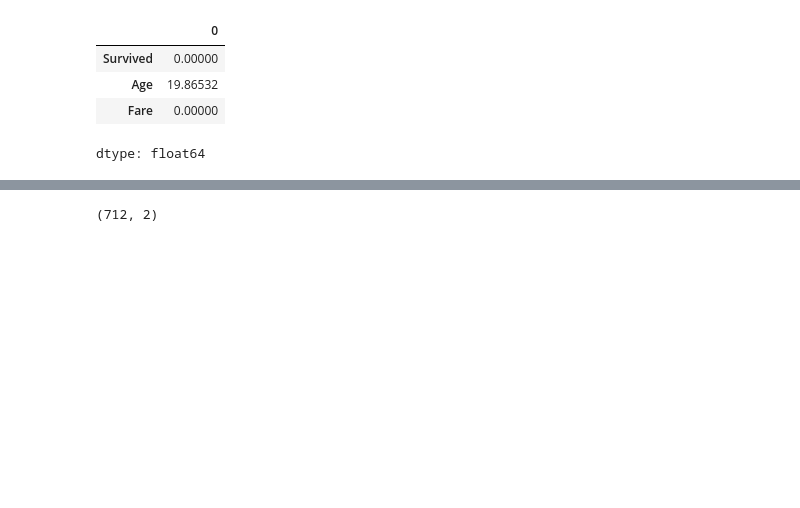
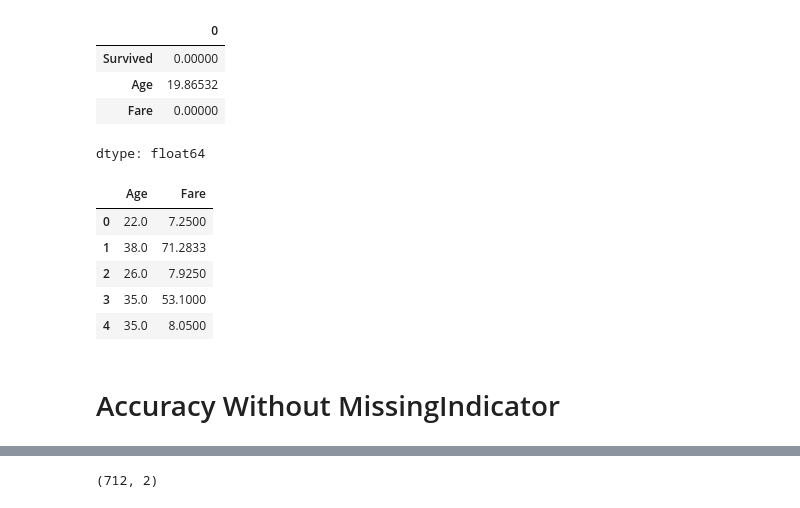
Before and after one commit to Jay5852/100-days-machine-learning-daily-practice, a Jupyter notebook: missing_value_handling/missing_indicator.ipynb, the cells around one changed output, grey strips where cells are left out. Saved outputs shown, nothing was run; the diff lists cells and outputs as text; code cells hidden in the pictures; blank space fills up the shorter version.

```diff
--- a/missing_value_handling/missing_indicator.ipynb
+++ b/missing_value_handling/missing_indicator.ipynb
@@ -11,5 +9,5 @@ import seaborn as sns
 # %%
-df = pd.read_csv('/content/drive/MyDrive/Datasets/train.csv',usecols=['Survived','Age','Fare'])
+df = pd.read_csv('/content/drive/MyDrive/Datasets/train.csv',usecols=['Age','Fare','Survived'])
 # %%
 df.head()
 # %% [output]
@@ -28,4 +26,5 @@ df.isnull().mean()*100
 | Fare | 0.00000 |
 dtype: float64
 # %%
-X = df.drop(columns=['Survived'])
+X = df.drop('Survived',axis=1)
+y= df['Survived']
@@ -34,3 +31,12 @@ y = df['Survived']
+# %%
+X.head()
+# %% [output]
+|  | Age | Fare |
+| 0 | 22.0 | 7.2500 |
+| 1 | 38.0 | 71.2833 |
+| 2 | 26.0 | 7.9250 |
+| 3 | 35.0 | 53.1000 |
+| 4 | 35.0 | 8.0500 |
 # %%
 X_train,X_test,y_train,y_test = train_test_split(X,
                                                  y,
@@ -38 +44,3 @@ X_train,X_test,y_train,y_test = train_test_split(X,
                                                  random_state=42)
+# %% [markdown]
+# Accuracy Without MissingIndicator
```
Also changed, not shown: parts of 44 cells of this notebook.
